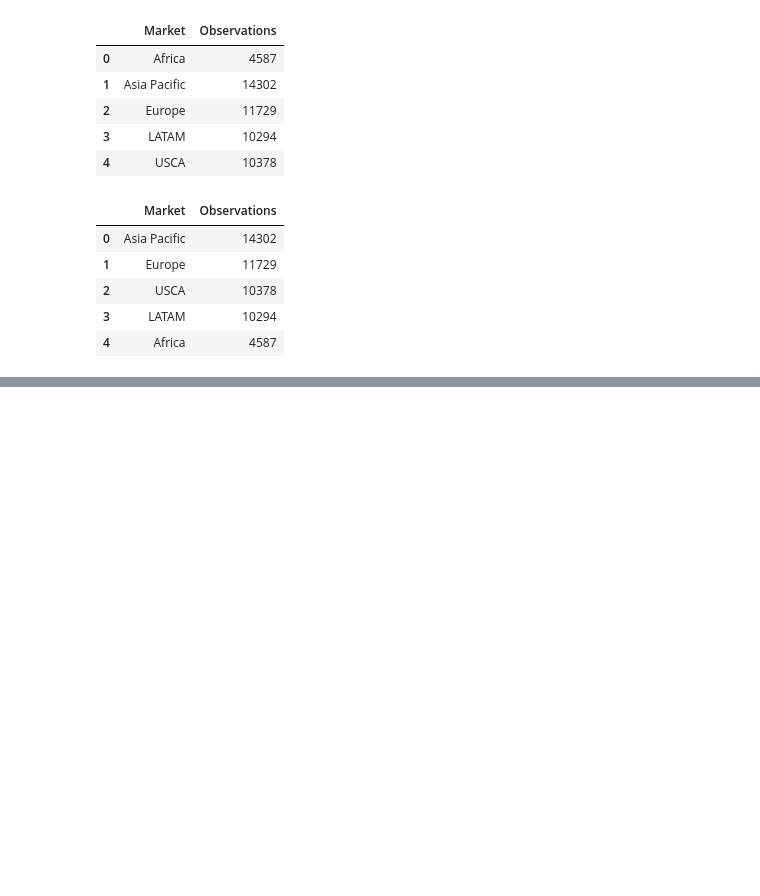
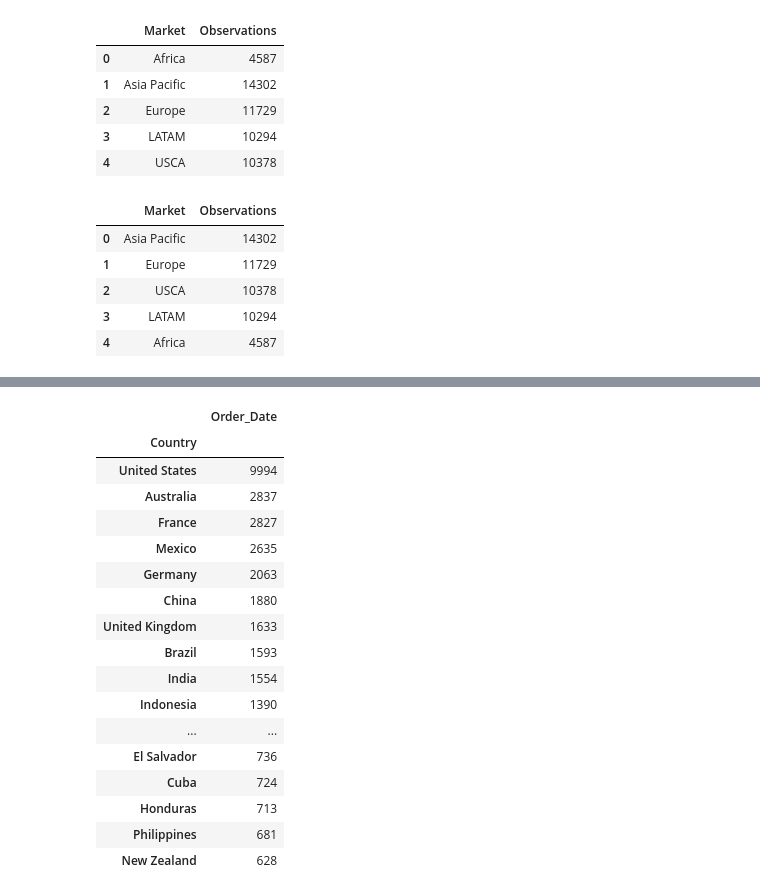
Before and after one commit to rachael-meinders/superstore, a Jupyter notebook: superstore analysis folder/superstore data exploration2.ipynb, the cells around one changed output, grey strips where cells are left out. Drawn from its saved outputs; the diff is of its cells as text; code cells hidden in the pictures; blank space fills up the shorter version.

```diff
--- a/superstore analysis folder/superstore data exploration2.ipynb
+++ b/superstore analysis folder/superstore data exploration2.ipynb
@@ -252,0 +264,23 @@ market_df.to_csv("resources/market_superstore_observations.csv")
+# %%
+# create df with order count per country, descending
+ordercount_sorted = df[['Country','Order_Date']].groupby(['Country']).count().sort_values(by='Order_Date',ascending=False)
+ordercount_sorted.head(20)
+# %% [output]
+|  | Order_Date |
+| Country |  |
+| United States | 9994 |
+| Australia | 2837 |
+| France | 2827 |
+| Mexico | 2635 |
+| Germany | 2063 |
+| China | 1880 |
+| United Kingdom | 1633 |
+| Brazil | 1593 |
+| India | 1554 |
+| Indonesia | 1390 |
+| ... | ... |
+| El Salvador | 736 |
+| Cuba | 724 |
+| Honduras | 713 |
+| Philippines | 681 |
+| New Zealand | 628 |
```
Also changed, not shown: parts of 2 cells of this notebook.
